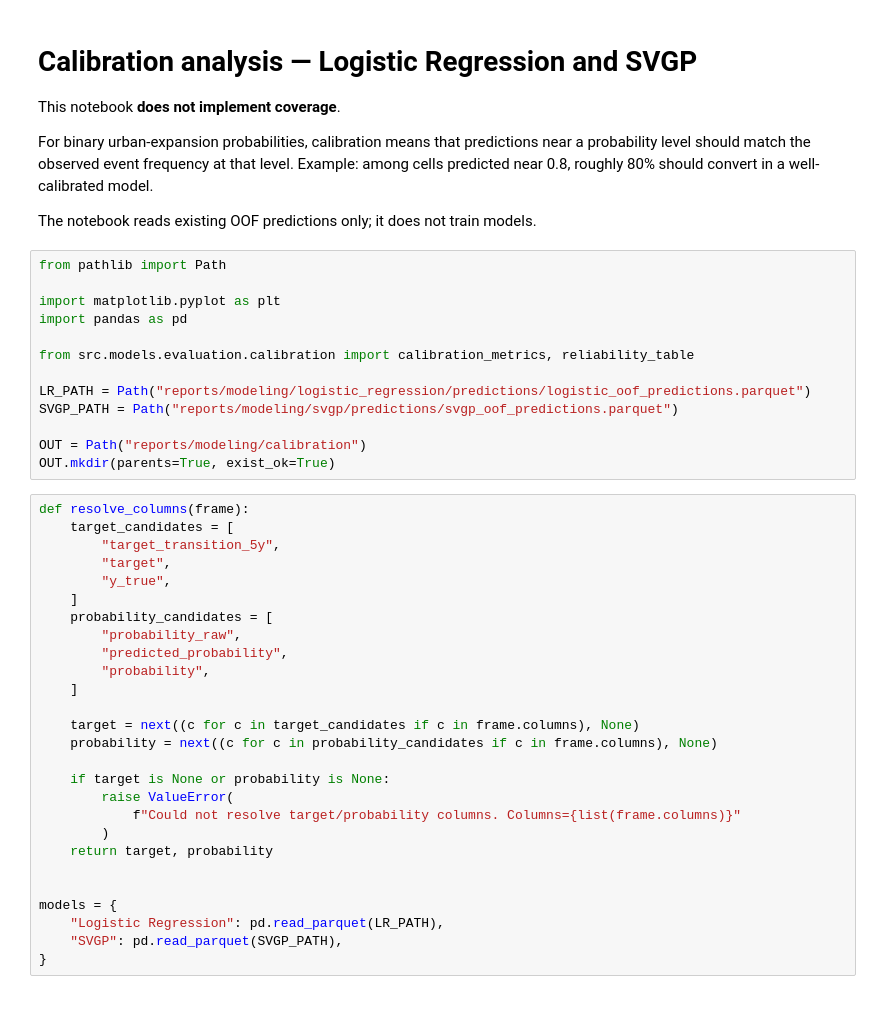
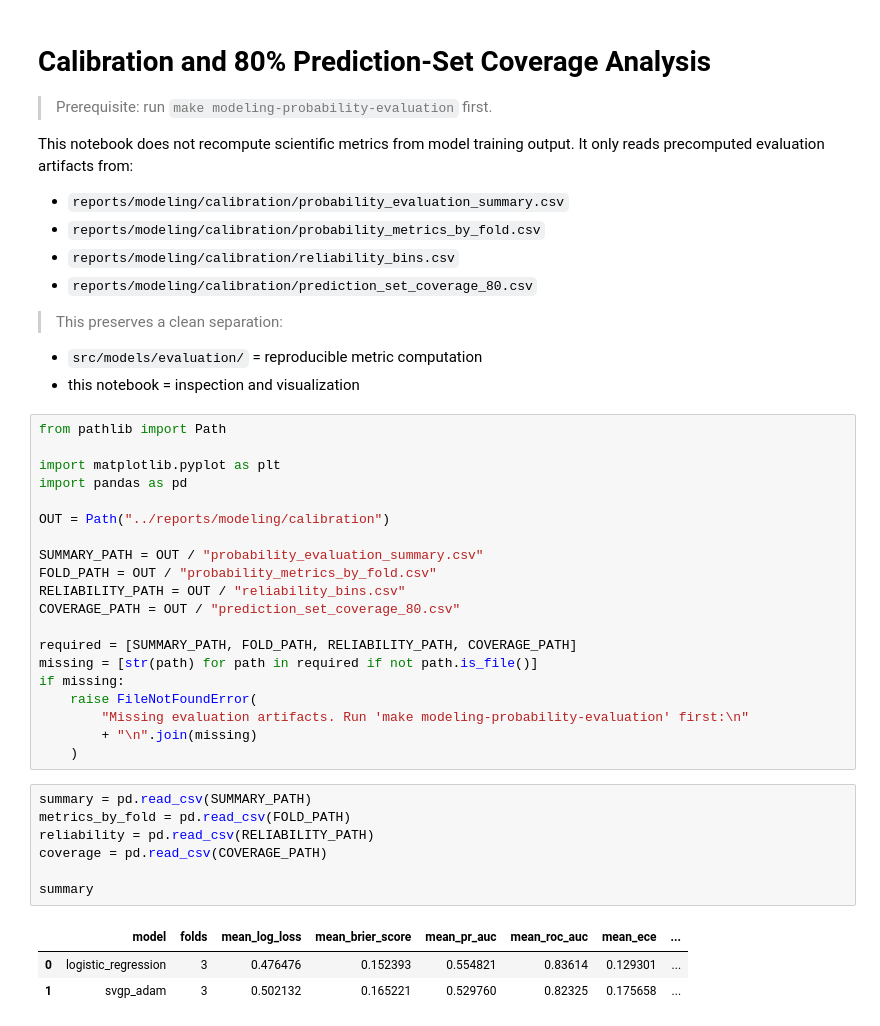
Before and after one commit to algorithmicgovernance/SprawlGP, a Jupyter notebook: notebooks/10_calibration_analysis.ipynb, the cells around one changed output. Cells and saved outputs as stored; diff of their text form.

```diff
--- a/notebooks/10_calibration_analysis.ipynb
+++ b/notebooks/10_calibration_analysis.ipynb
@@ -1,52 +1,47 @@
 # %% [markdown]
-# Calibration analysis — Logistic Regression and SVGP
+# Calibration and 80% Prediction-Set Coverage Analysis
 
-This notebook **does not implement coverage**.
+> Prerequisite: run `make modeling-probability-evaluation` first.
 
-For binary urban-expansion probabilities, calibration means that predictions
-near a probability level should match the observed event frequency at that
-level. Example: among cells predicted near 0.8, roughly 80% should convert in
-a well-calibrated model.
+This notebook does not recompute scientific metrics from model training output.
+It only reads precomputed evaluation artifacts from:
+- `reports/modeling/calibration/probability_evaluation_summary.csv`
+- `reports/modeling/calibration/probability_metrics_by_fold.csv`
+- `reports/modeling/calibration/reliability_bins.csv`
+- `reports/modeling/calibration/prediction_set_coverage_80.csv`
 
-The notebook reads existing OOF predictions only; it does not train models.
+> This preserves a clean separation:
+- `src/models/evaluation/` = reproducible metric computation
+- this notebook = inspection and visualization
 # %%
 from pathlib import Path
 
 import matplotlib.pyplot as plt
 import pandas as pd
 
-from src.models.evaluation.calibration import calibration_metrics, reliability_table
+OUT = Path("../reports/modeling/calibration")
 
-LR_PATH = Path("reports/modeling/logistic_regression/predictions/logistic_oof_predictions.parquet")
-SVGP_PATH = Path("reports/modeling/svgp/predictions/svgp_oof_predictions.parquet")
+SUMMARY_PATH = OUT / "probability_evaluation_summary.csv"
+FOLD_PATH = OUT / "probability_metrics_by_fold.csv"
+RELIABILITY_PATH = OUT / "reliability_bins.csv"
+COVERAGE_PATH = OUT / "prediction_set_coverage_80.csv"
 
-OUT = Path("reports/modeling/calibration")
-OUT.mkdir(parents=True, exist_ok=True)
+required = [SUMMARY_PATH, FOLD_PATH, RELIABILITY_PATH, COVERAGE_PATH]
+missing = [str(path) for path in required if not path.is_file()]
+if missing:
+    raise FileNotFoundError(
+        "Missing evaluation artifacts. Run 'make modeling-probability-evaluation' first:\n"
+        + "\n".join(missing)
+    )
 # %%
-def resolve_columns(frame):
-    target_candidates = [
-        "target_transition_5y",
-        "target",
-        "y_true",
-    ]
-    probability_candidates = [
-        "probability_raw",
-        "predicted_probability",
-        "probability",
-    ]
+summary = pd.read_csv(SUMMARY_PATH)
+metrics_by_fold = pd.read_csv(FOLD_PATH)
+reliability = pd.read_csv(RELIABILITY_PATH)
+coverage = pd.read_csv(COVERAGE_PATH)
 
-    target = next((c for c in target_candidates if c in frame.columns), None)
-    probability = next((c for c in probability_candidates if c in frame.columns), None)
-
-    if target is None or probability is None:
-        raise ValueError(
-            f"Could not resolve target/probability columns. Columns={list(frame.columns)}"
-        )
-    return target, probability
-
-
-models = {
-    "Logistic Regression": pd.read_parquet(LR_PATH),
-    "SVGP": pd.read_parquet(SVGP_PATH),
-}
+summary
+# %% [output]
+|  | model | folds | mean_log_loss | mean_brier_score | mean_pr_auc | mean_roc_auc | mean_ece | ... |
+| 0 | logistic_regression | 3 | 0.476476 | 0.152393 | 0.554821 | 0.83614 | 0.129301 | ... |
+| 1 | svgp_adam | 3 | 0.502132 | 0.165221 | 0.529760 | 0.82325 | 0.175658 | ... |
 # %%
```
Also changed, not shown: parts of 3 cells of this notebook, 32 other files.
